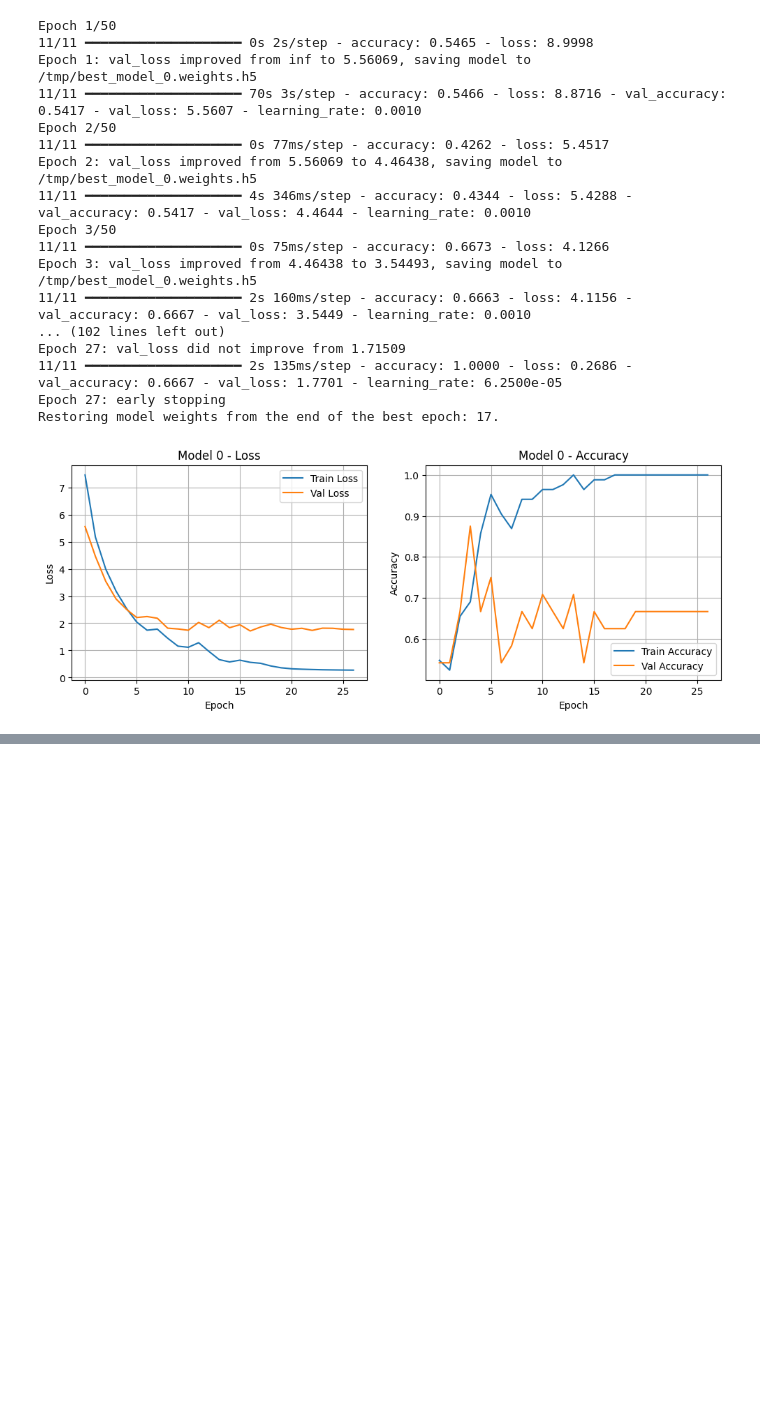
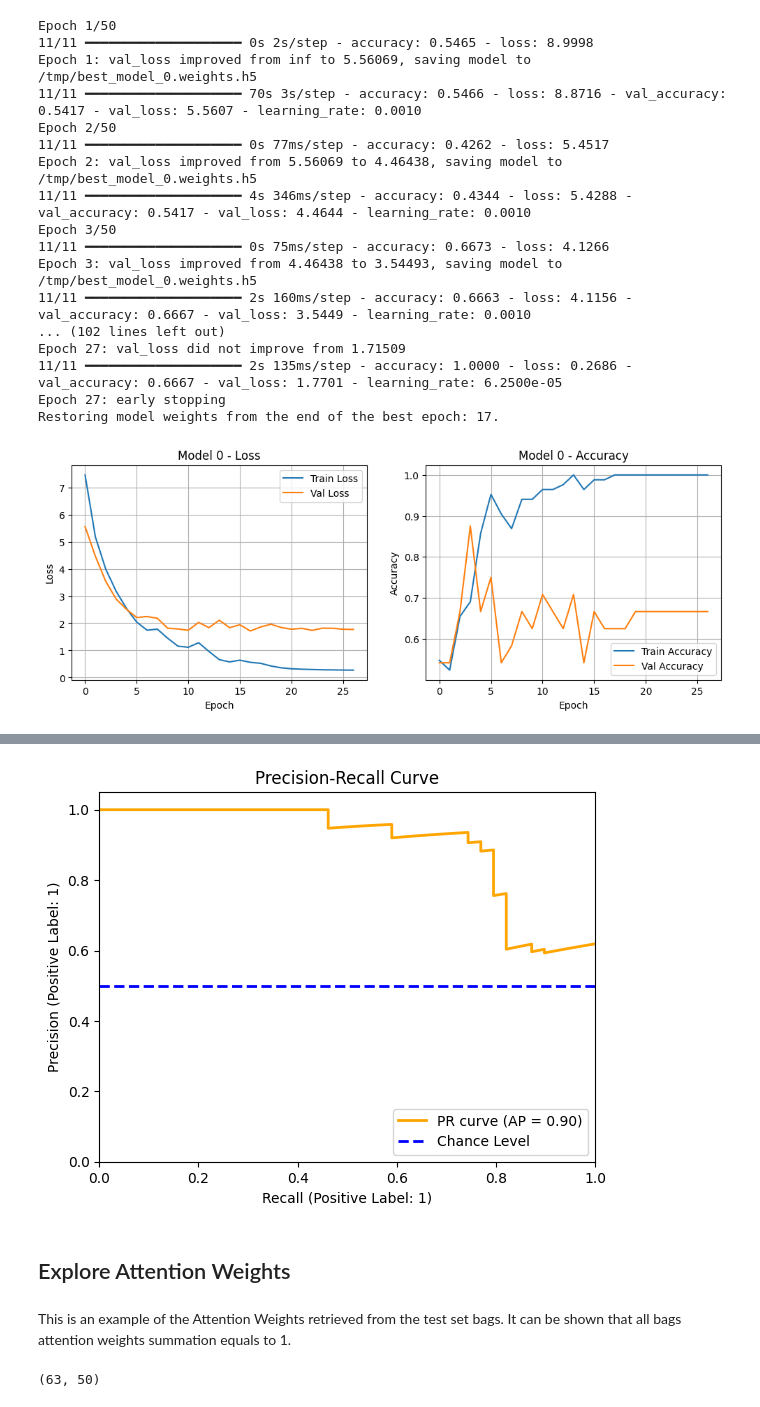
Before and after one commit to pleleGit/SatSenseAI, a Jupyter notebook: training/AttentionBasedDeepMIL/AttentionBasedDeepMIL.ipynb, the cells around one changed output, grey strips where cells are left out. Cells and saved outputs as stored; diff of their text form; code cells hidden in the pictures; blank space fills up the shorter version.

```diff
--- a/training/AttentionBasedDeepMIL/AttentionBasedDeepMIL.ipynb
+++ b/training/AttentionBasedDeepMIL/AttentionBasedDeepMIL.ipynb
@@ -371,0 +477,24 @@ Restoring model weights from the end of the best epoch: 17.
+# %%
+# plot the Precision-Recall curve
+precision, recall, thresholds = precision_recall_curve(test_bags_labels, class_predictions[:, 1])
+pr_auc = auc(recall, precision)
+plt.figure()
+plt.plot(recall, precision, color='orange', lw=2, label='PR curve (AP = %0.2f)' % pr_auc)
+plt.plot([0, 1], [0.5, 0.5], color='blue', lw=2, linestyle='--', label='Chance Level')
+plt.xlim([0.0, 1.0])
+plt.ylim([0.0, 1.05])
+plt.xlabel('Recall (Positive Label: 1)')
+plt.ylabel('Precision (Positive Label: 1)')
+plt.title('Precision-Recall Curve')
+plt.legend(loc="lower right")
+plt.show()
+# %% [output]
+[figure, added]
+# %% [markdown]
+## Explore Attention Weights
+# %% [markdown]
+This is an example of the Attention Weights retrieved from the test set bags. It can be shown that all bags attention weights summation equals to 1.
+# %%
+attention_params.shape
+# %% [output]
+(63, 50)
```
Also changed, not shown: parts of 38 cells of this notebook.
